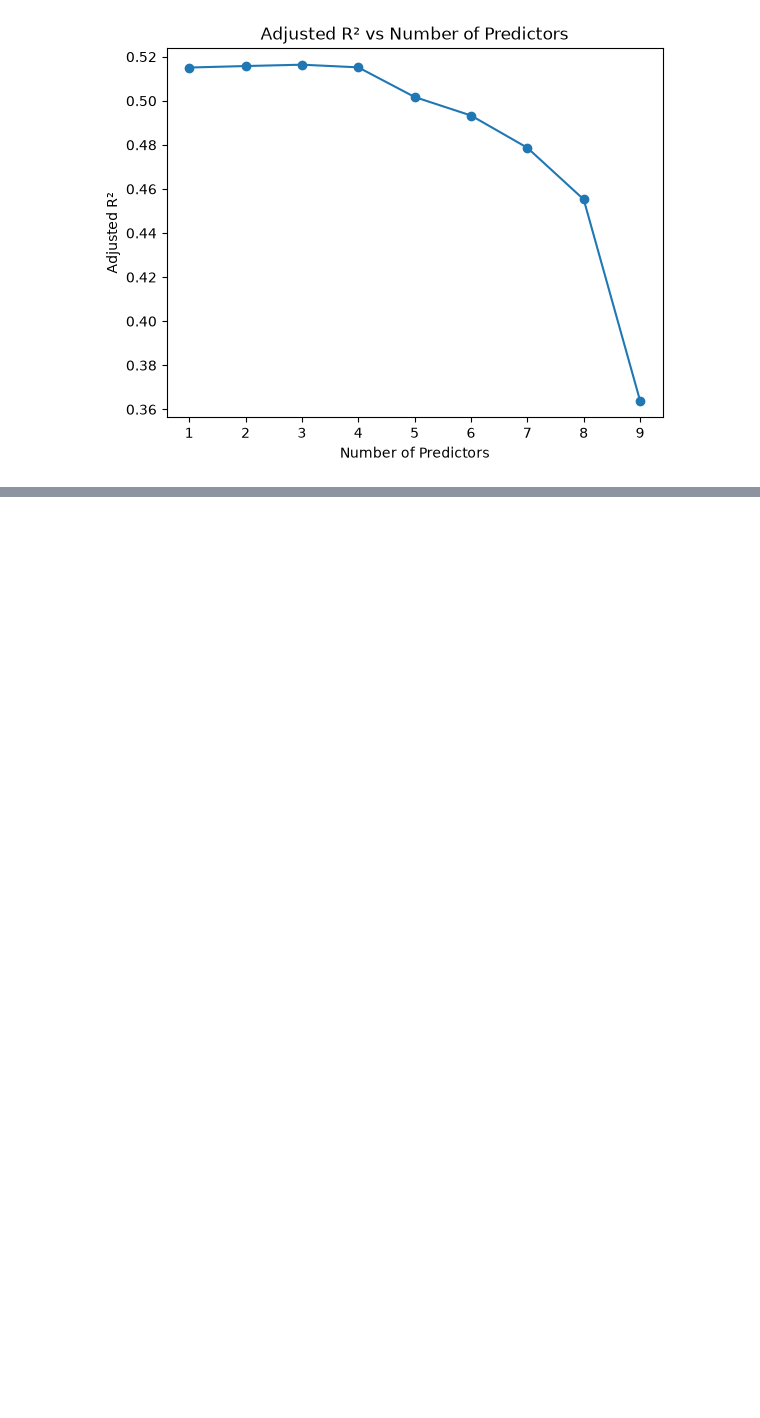
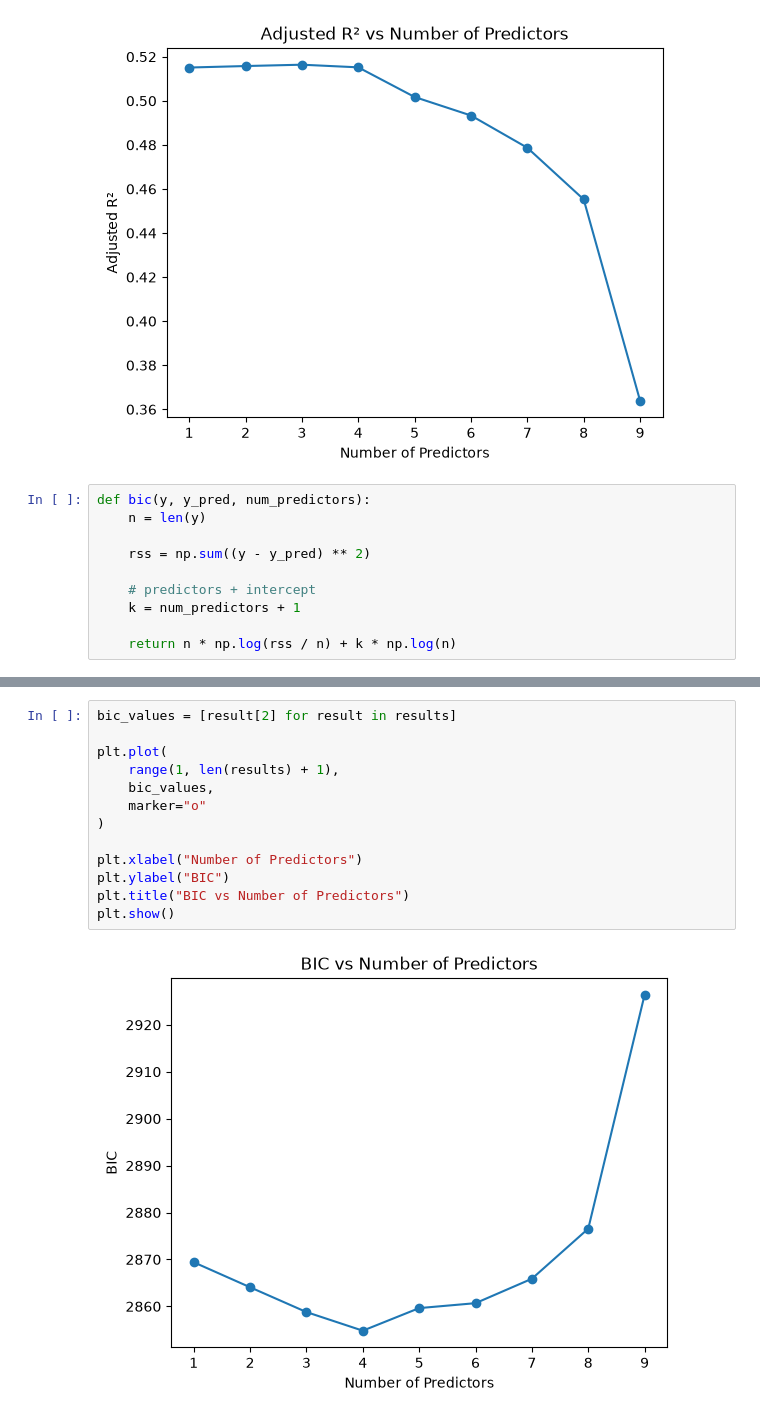
Before and after one commit to chadiboudaher/10000-hours-ml, a Jupyter notebook: machine-learning/linear-model-selection-and-regulization/backward-stepwise-selection/bss.ipynb, the cells around one changed output, grey strips where cells are left out. Drawn from its saved outputs; the diff is of its cells as text; blank space fills up the shorter version.

Commit message:
feat: Add BIC and get results and plot BIC values

```diff
--- a/machine-learning/linear-model-selection-and-regulization/backward-stepwise-selection/bss.ipynb
+++ b/machine-learning/linear-model-selection-and-regulization/backward-stepwise-selection/bss.ipynb
@@ -235,3 +235,13 @@ plt.title("Adjusted R² vs Number of Predictors")
 plt.show()
 # %% [output]
 [figure]
+# %%
+def bic(y, y_pred, num_predictors):
+    n = len(y)
+
+    rss = np.sum((y - y_pred) ** 2)
+
+    # predictors + intercept
+    k = num_predictors + 1
+
+    return n * np.log(rss / n) + k * np.log(n)
@@ -237,0 +317,15 @@ plt.show()
+# %%
+bic_values = [result[2] for result in results]
+
+plt.plot(
+    range(1, len(results) + 1),
+    bic_values,
+    marker="o"
+)
+
+plt.xlabel("Number of Predictors")
+plt.ylabel("BIC")
+plt.title("BIC vs Number of Predictors")
+plt.show()
+# %% [output]
+[figure, added]
```
Also changed, not shown: parts of 2 cells of this notebook.
